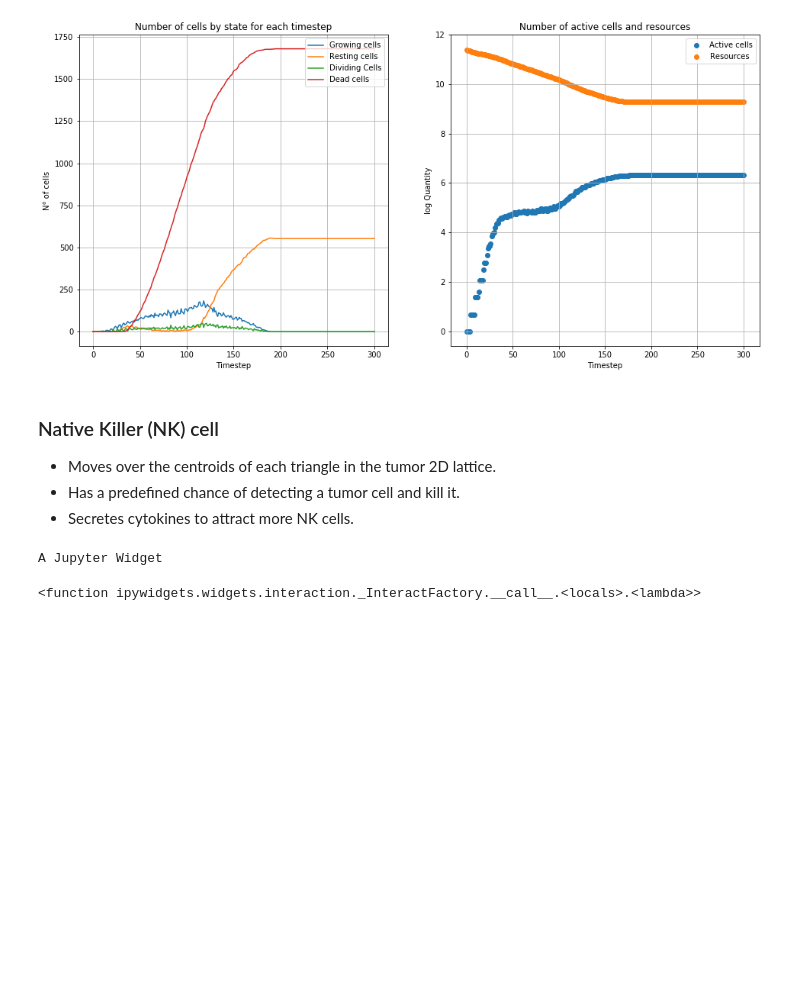
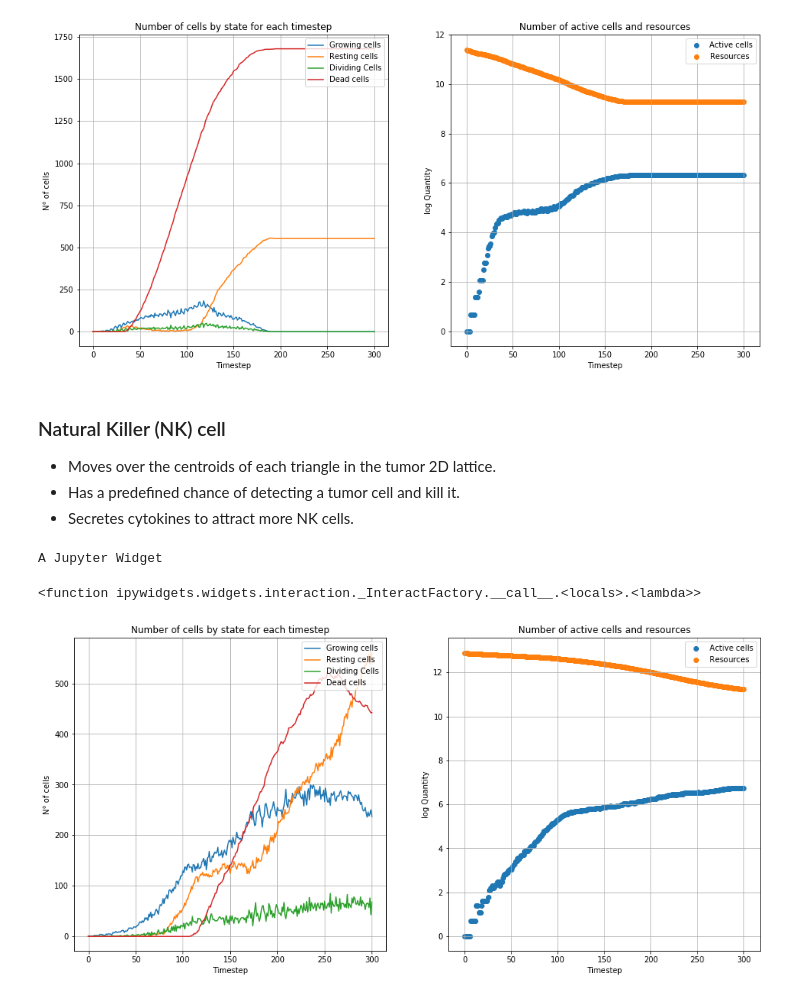
Before and after one commit to pablodg12/proyecto_CC4, a Jupyter notebook: Agent Model V2.ipynb, the cells around one changed output. Saved outputs shown, nothing was run; the diff lists cells and outputs as text; code cells hidden in the pictures; blank space fills up the shorter version.

Commit message:
cytokines added

```diff
--- a/Agent Model V2.ipynb
+++ b/Agent Model V2.ipynb
@@ -86,25 +88,32 @@ hc.plot_data()
 # %% [output]
 [figure]
 # %% [markdown]
-### Native Killer (NK) cell
+### Natural Killer (NK) cell
 
 * Moves over the centroids of each triangle in the tumor 2D lattice.
 * Has a predefined chance of detecting a tumor cell and kill it.
 * Secretes cytokines to attract more NK cells.
 # %%
 N = 51 # MUST BE ODD
-timesteps = 100
+timesteps = 300
 
 params = {
     "lattice_size": N,
-    "difussion_coef": 0.9,
+    "resources_difussion_coef": 0.7,
     "tumor_init_pos": 1301,
     "tumorcell_consumption": 2,
-    "tumorcell_mitosis_threshold": 8,
+    "tumorcell_mitosis_threshold": 15,
     "tumorcell_apoptosis_threshold": 20,
-    "resources_init_min": 50,
-    "resources_init_max": 100,
-    "nk_init_count": 100
+    "resources_init_min": 100,
+    "resources_init_max": 200,
+    "cytokines_init_min": 5,
+    "cytokines_init_max": 10,
+    "cytokines_difussion_coef": 0.8,
+    "nk_init_count": 150,
+    "nkcell_movement_speed": 1,
+    "nkcell_detection_probability": 0.5,
+    "nkcell_cytokines_release": 8
+
 }
 
 t2 = Tissue2(params)
@@ -116,3 +125,7 @@ interact(t2.plot_tissue, timestep=widgets.IntSlider(value=0, min=0, max=timestep
 # %% [output]
 A Jupyter Widget
 <function ipywidgets.widgets.interaction._InteractFactory.__call__.<locals>.<lambda>>
+# %%
+t2.plot_data()
+# %% [output]
+[figure, added]
```
Also changed, not shown: parts of 1 cell of this notebook, 1 other file.
